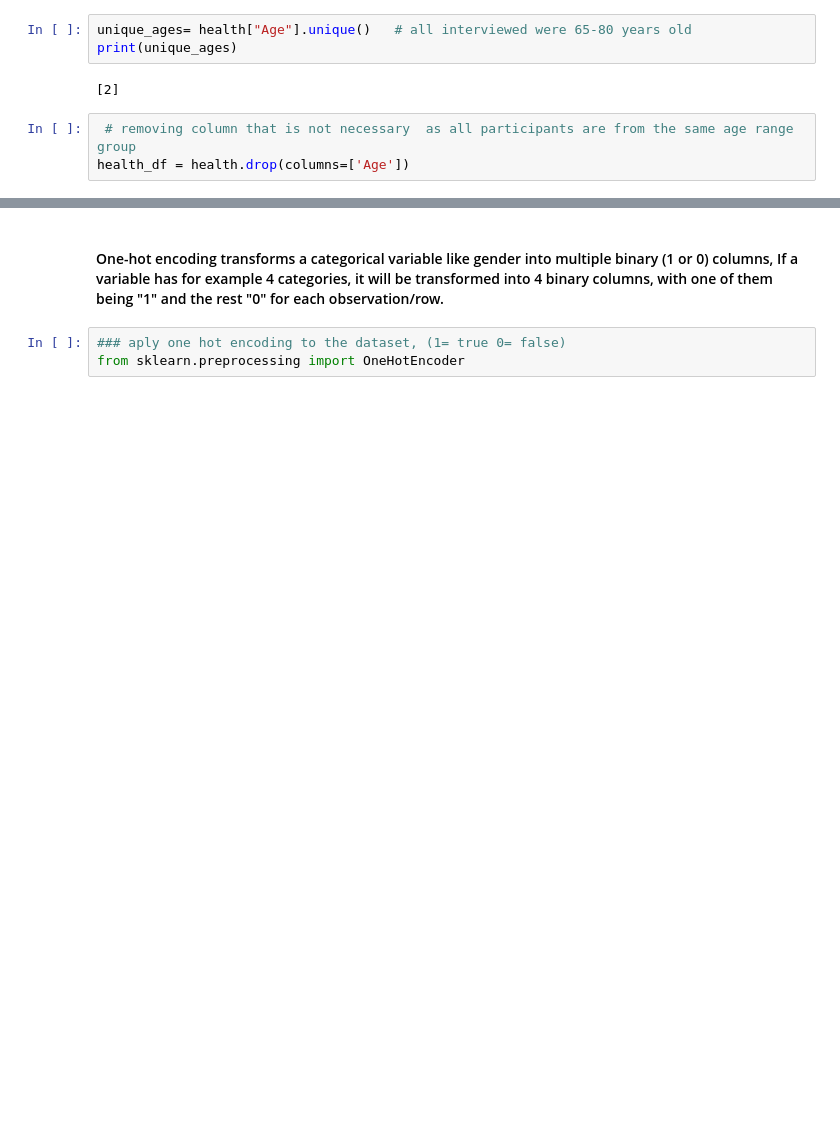
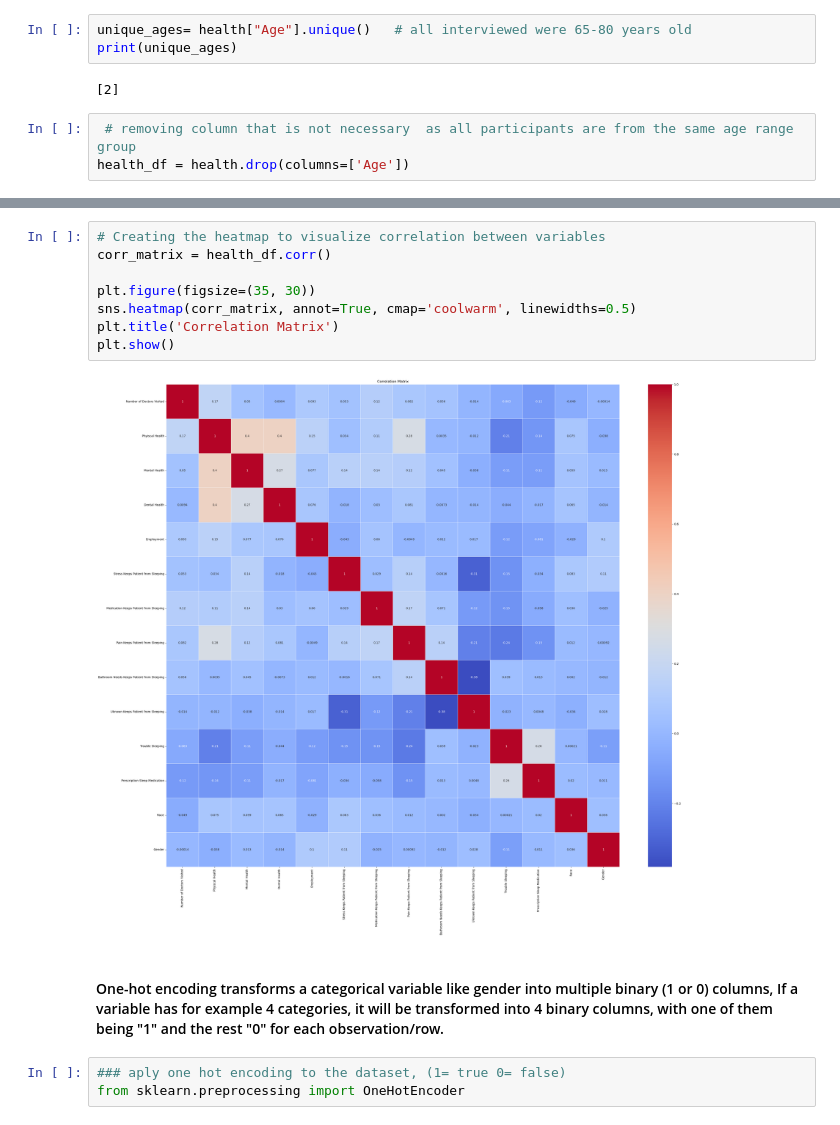
Before and after one commit to Graciele89/UCD_MachineLearning, a Jupyter notebook: early_data_analyses.ipynb, the cells around one changed output, grey strips where cells are left out. Drawn from its saved outputs; the diff is of its cells as text; blank space fills up the shorter version.

```diff
--- a/early_data_analyses.ipynb
+++ b/early_data_analyses.ipynb
@@ -243,6 +257,16 @@ health_df.groupby(["Gender"]).count()   # (1= male  2= Female)  , to see some in
 | Gender |  |  |  |  |  |  | ... |
 | 1 | 321 | 321 | 321 | 321 | 321 | 321 | ... |
 | 2 | 393 | 393 | 393 | 393 | 393 | 393 | ... |
+# %%
+# Creating the heatmap to visualize correlation between variables
+corr_matrix = health_df.corr()
+
+plt.figure(figsize=(35, 30))
+sns.heatmap(corr_matrix, annot=True, cmap='coolwarm', linewidths=0.5)
+plt.title('Correlation Matrix')
+plt.show()
+# %% [output]
+[figure, added]
 # %% [markdown]
 #### One-hot encoding transforms a categorical variable like gender into multiple binary (1 or 0) columns,  If a variable has for example 4 categories, it will be transformed into 4 binary columns, with one of them being "1" and the rest "0" for each observation/row.
 # %%
```
Also changed, not shown: parts of 28 cells of this notebook, 2 other files.
